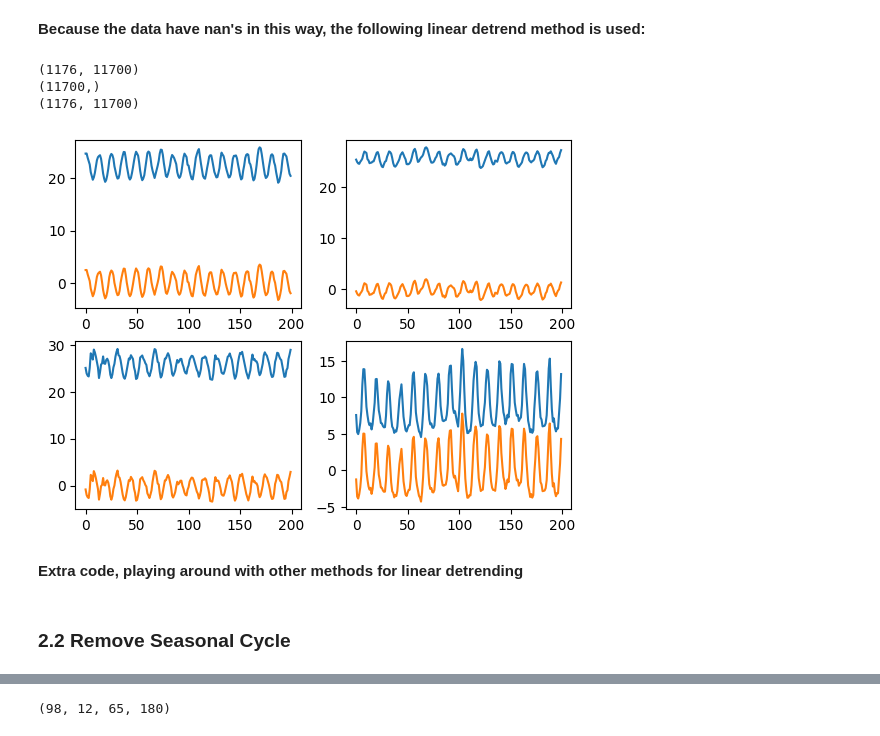
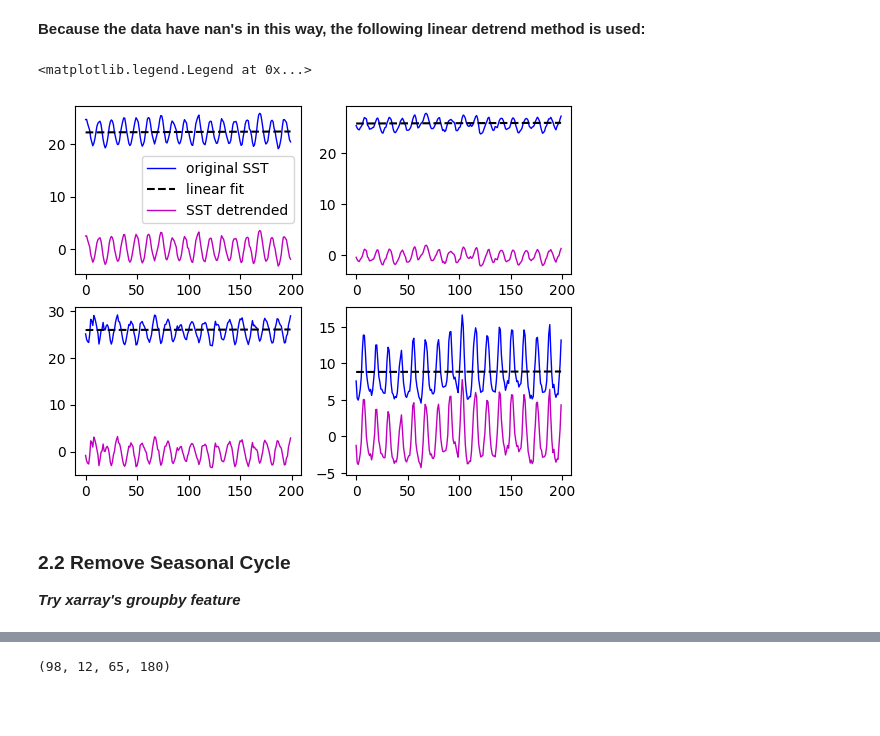
Before and after one commit to DeanHenze/Dask-with-cloud, a Jupyter notebook: examples/eof_ersst.ipynb, the cells around one changed output, grey strips where cells are left out. Saved outputs shown, nothing was run; the diff lists cells and outputs as text; code cells hidden in the pictures; blank space fills up the shorter version.

Commit message:
Update linear detrend plot to show fits

```diff
--- a/examples/eof_ersst.ipynb
+++ b/examples/eof_ersst.ipynb
@@ -198,13 +188,5 @@ sst_detrend[boolar_isnan] = 0
 # %%
 # Perform linear fit and subtract from data:
 fitresults = np.polyfit(x, sst_detrend, 1, rcond=None, full=False, w=None, cov=False)
-print(sst_detrend.shape)
-print(fitresults[1].shape)
-
 lintrend = np.multiply.outer(fitresults[0], x).T + fitresults[1]
-print(lintrend.shape)
 sst_detrend = sst_detrend - lintrend
-# %% [output]
-(1176, 11700)
-(11700,)
-(1176, 11700)
@@ -218,10 +196,11 @@ sst_detrend[boolar_isnan] = np.nan
 # %%
 # Confirm detrend:
 fig1, axes1 = plt.subplots(2, 2)
 for ax, i in zip(axes1.flatten(), idx_detrendtest):
-    ax.plot(test_detrend[:200,i])
-    ax.plot(sst_detrend[:200,i])
+    ax.plot(test_detrend[:200,i], 'b-', linewidth=1, label='original SST')
+    ax.plot(lintrend[:200, i], 'k--', label='linear fit')
+    ax.plot(sst_detrend[:200,i], 'm-', linewidth=1, label='SST detrended')
+axes1[0,0].legend()
 # %% [output]
+<matplotlib.legend.Legend at 0x...>
-[figure, old version]
+[figure, new version]
-# %% [markdown]
-**Extra code, playing around with other methods for linear detrending**
@@ -241,4 +211,6 @@ for ax, i in zip(axes1.flatten(), idx_detrendtest):
 # %% [markdown]
 ### 2.2 Remove Seasonal Cycle
+
+***Try xarray's groupby feature***
 # %%
 sst_detrend = sst_detrend.reshape((int(nt/12), 12, nlat, nlon), order='C')
```
Also changed, not shown: parts of 21 cells of this notebook.
